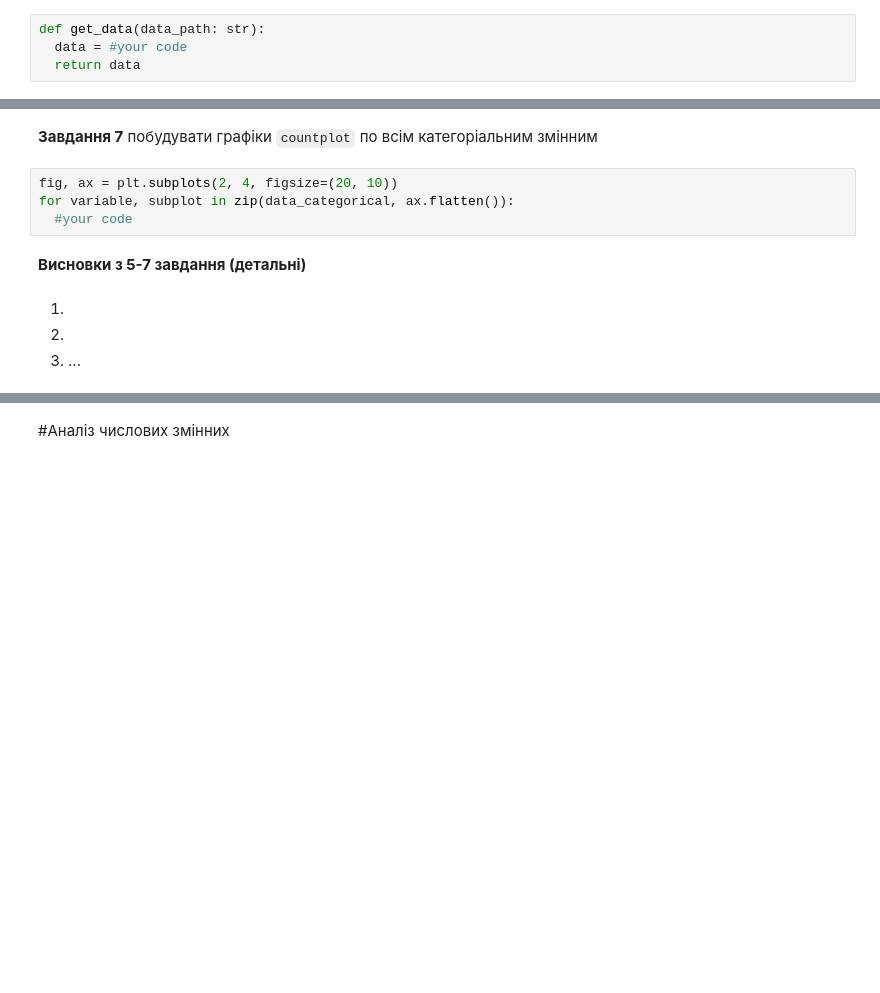
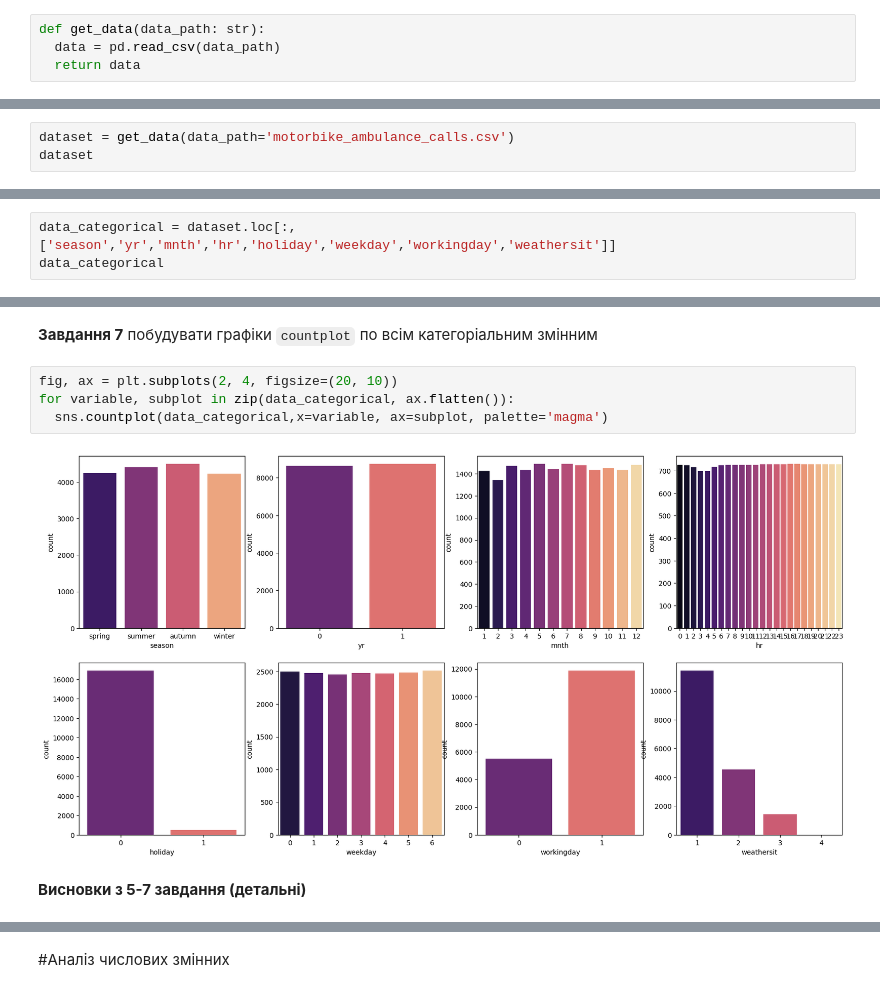
Before and after one commit to kristi5491/ML_labs, a Jupyter notebook: Task4_Regression_basicAI (1).ipynb, the cells around one changed output, grey strips where cells are left out. Saved outputs shown, nothing was run; the diff lists cells and outputs as text; blank space fills up the shorter version.

```diff
--- a/Task4_Regression_basicAI (1).ipynb
+++ b/Task4_Regression_basicAI (1).ipynb
@@ -50,4 +52,4 @@ import seaborn as sns
 # %%
 def get_data(data_path: str):
-  data = #your code
+  data = pd.read_csv(data_path)
   return data
@@ -55,0 +56,3 @@ data = get_data(data_path=#your code)
+# %%
+dataset = get_data(data_path='motorbike_ambulance_calls.csv')
+dataset
@@ -92,0 +239,3 @@ data_categorical = #your code
+# %%
+data_categorical = dataset.loc[:,['season','yr','mnth','hr','holiday','weekday','workingday','weathersit']]
+data_categorical
@@ -103,12 +279,8 @@ data = encode_season(data, 'season')
 # %%
 fig, ax = plt.subplots(2, 4, figsize=(20, 10))
 for variable, subplot in zip(data_categorical, ax.flatten()):
-  #your code
+  sns.countplot(data_categorical,x=variable, ax=subplot, palette='magma')
+# %% [output]
+[figure, added]
 # %% [markdown]
 **Висновки з 5-7 завдання (детальні)**
-# %% [markdown]
-
-
-1.
-2.
-3. ...
```
Also changed, not shown: parts of 43 cells of this notebook.
